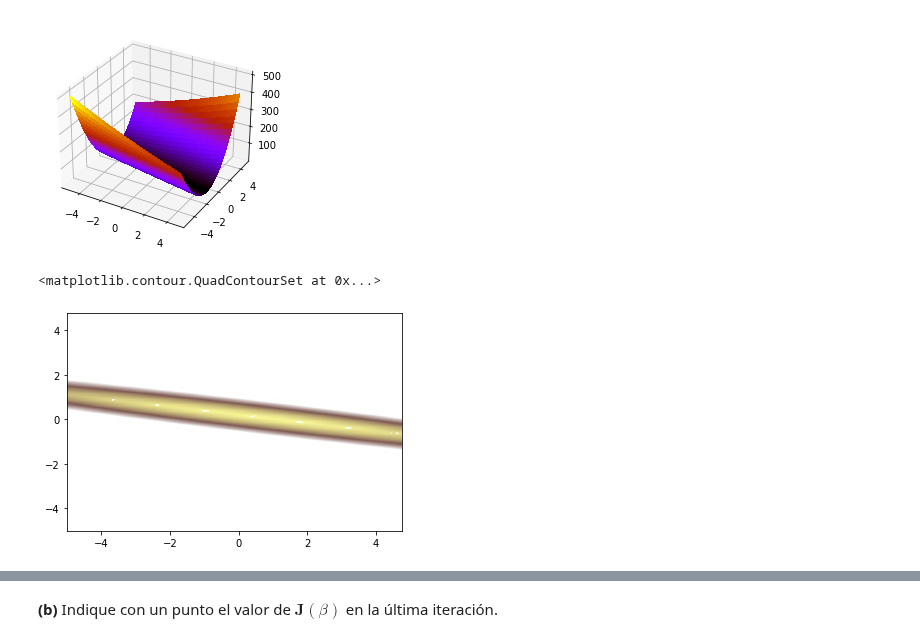
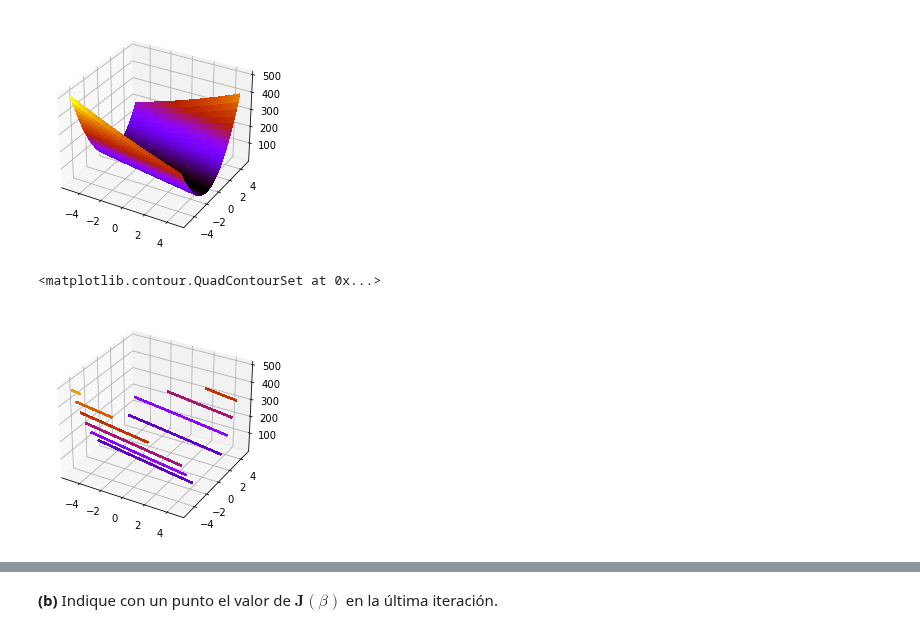
Before and after one commit to Skalas/Matematicas-Computacionales-fall2021, a Jupyter notebook: alumnos/patricio-barber/Tarea1/Tarea1.ipynb, the cells around one changed output, grey strips where cells are left out. Drawn from its saved outputs; the diff is of its cells as text; code cells hidden in the pictures.

```diff
--- a/alumnos/patricio-barber/Tarea1/Tarea1.ipynb
+++ b/alumnos/patricio-barber/Tarea1/Tarea1.ipynb
@@ -95,10 +93,24 @@ ax.plot_surface(X, Y, Z, rstride=1, cstride=1, cmap=cm.gnuplot,
 # %% [output]
 <mpl_toolkits.mplot3d.art3d.Poly3DCollection at 0x...>
 [figure]
-# %%
-#ahora haciendo la gráfica de contorno
-levels = np.arange(-10, 10,0.1 )
-plt.contour(X,Y,Z,levels ,linewidths=4,cmap=cm.terrain)
-# %% [output]
-<matplotlib.contour.QuadContourSet at 0x...>
-[figure, removed]
+# %%
+#La gráfica de contorno en 3D:
+def funcion_J(beta0,beta1):
+    valoresJ=0
+    for i in range(len(a)):
+        valoresJ = valoresJ + ((a[i]-beta0-beta1*e[i])**2)/(2*len(e))
+    return valoresJ
+
+#graficando en 3D
+fig = plt.figure()
+ax = fig.add_subplot(1, 1, 1, projection='3d')
+beta0 = np.arange(-5,5,0.25)#eje x
+beta1 = np.arange(-5,5,0.25)#eje y
+
+X, Y = np.meshgrid(beta0, beta1)
+Z = funcion_J(X,Y)
+ax.contour(X, Y, Z, rstride=1, cstride=1, cmap=cm.gnuplot,
+        linewidth=0, antialiased=False)
+# %% [output]
+<matplotlib.contour.QuadContourSet at 0x...>
+[figure, added]
```
Also changed, not shown: parts of 24 cells of this notebook.
